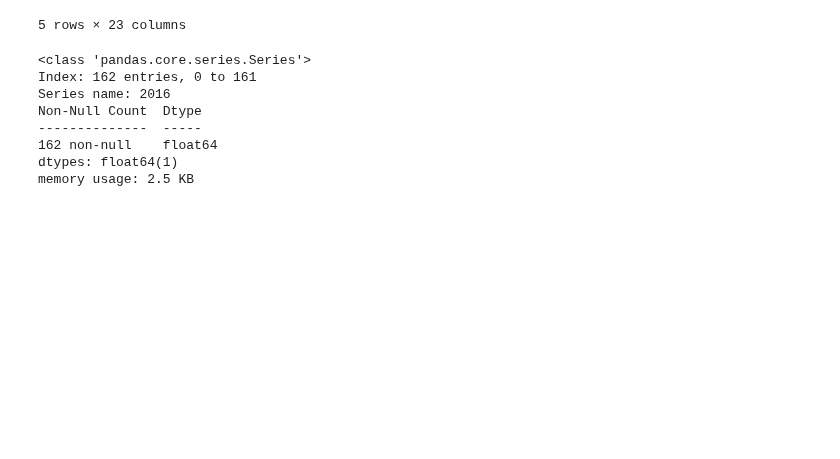
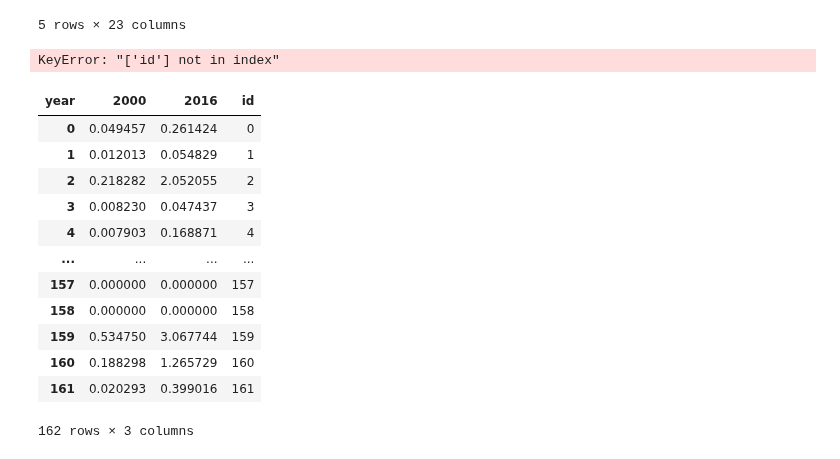
Before and after one commit to HendrixPeralta/research_data, a Jupyter notebook: adm2/ntl/manipulation_ntl.ipynb, the cells around one changed output. Drawn from its saved outputs; the diff is of its cells as text; code cells hidden in the pictures; blank space fills up the shorter version.

```diff
--- a/adm2/ntl/manipulation_ntl.ipynb
+++ b/adm2/ntl/manipulation_ntl.ipynb
@@ -35,17 +35,25 @@ ntl_wide.head()
 | 4 | El Factor | 0.007903 | 0.024457 | 0.058619 | 0.000000 | 0.001966 | 0.000000 | 0.002588 | 0.000702 | 0.000000 | 0.000000 | ... |
 5 rows × 23 columns
 # %%
-ntl_2000 = ntl_wide[2000]
+ntl_2000 = ntl_wide[[2000, 2015, "id"]]
+# %% [output]
+KeyError: "['id'] not in index"
 # %%
-ntl_2000.info()
+ntl_wide_reset = ntl_wide.reset_index()  # Reset the index
+ntl_00and16 = ntl_wide_reset[[2000, 2016, "id"]]  # Select columns including "id"
-# %% [output]
-<class 'pandas.core.series.Series'>
-Index: 162 entries, 0 to 161
-Series name: 2016
-Non-Null Count  Dtype
---------------  -----
-162 non-null    float64
-dtypes: float64(1)
-memory usage: 2.5 KB
 # %%
-ntl_2016 = ntl_wide[2016]
+ntl_00and16
+# %% [output]
+| year | 2000 | 2016 | id |
+| 0 | 0.049457 | 0.261424 | 0 |
+| 1 | 0.012013 | 0.054829 | 1 |
+| 2 | 0.218282 | 2.052055 | 2 |
+| 3 | 0.008230 | 0.047437 | 3 |
+| 4 | 0.007903 | 0.168871 | 4 |
+| ... | ... | ... | ... |
+| 157 | 0.000000 | 0.000000 | 157 |
+| 158 | 0.000000 | 0.000000 | 158 |
+| 159 | 0.534750 | 3.067744 | 159 |
+| 160 | 0.188298 | 1.265729 | 160 |
+| 161 | 0.020293 | 0.399016 | 161 |
+162 rows × 3 columns
```
Also changed, not shown: parts of 2 cells of this notebook, 2 other files.
